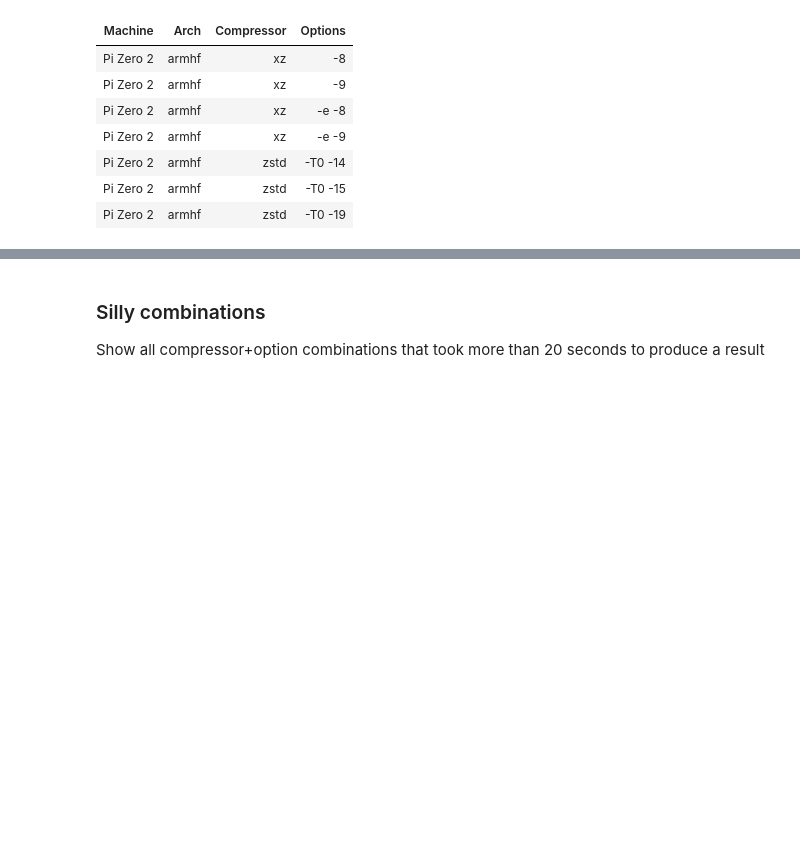
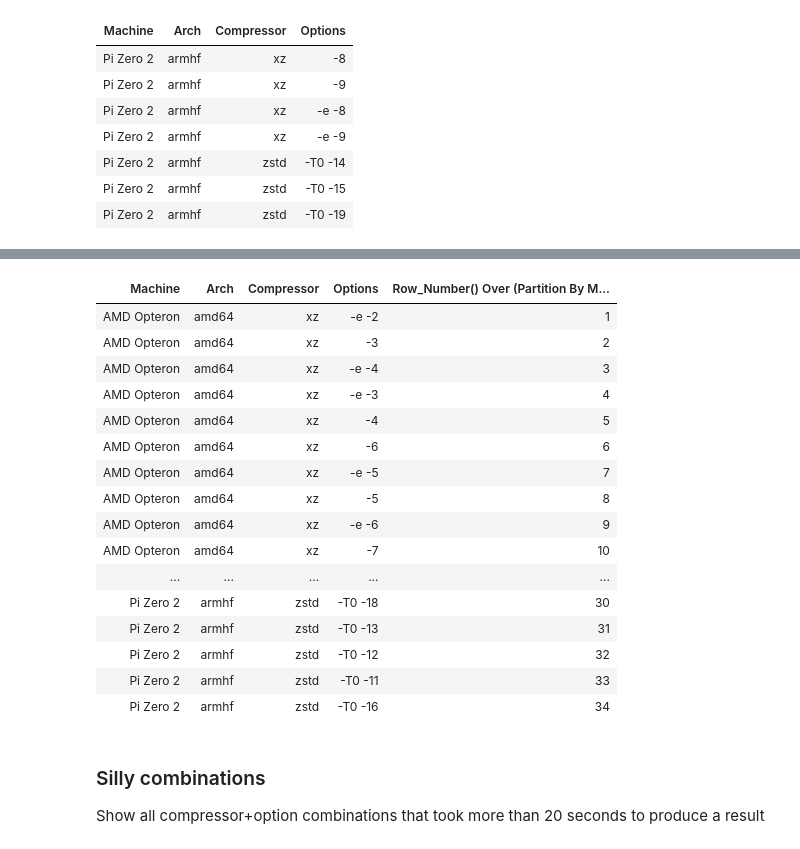
Before and after one commit to waveform80/compression, a Jupyter notebook: analysis.ipynb, the cells around one changed output, grey strips where cells are left out. Cells and saved outputs as stored; diff of their text form; code cells hidden in the pictures; blank space fills up the shorter version.

```diff
--- a/analysis.ipynb
+++ b/analysis.ipynb
@@ -50,5 +50,5 @@ from IPython.core.display import HTML
 # %%
-conn = sqlite3.connect('bikeshed.db')
+conn = sqlite3.connect('compression.db')
 # %%
 def show_query(sql):
     cur = conn.execute(sql)
@@ -108,3 +133,33 @@ WHERE succeeded = 0
+# %%
+HTML(show_query("""
+WITH t AS (
+    SELECT
+        machine, arch, compressor, options,
+        ROW_NUMBER() OVER (PARTITION BY machine, arch, compressor ORDER BY max_resident)
+    FROM results
+    WHERE succeeded = 1
+    AND max_resident > 20000
+)
+SELECT * FROM t
+"""))
+# %% [output]
+| Machine | Arch | Compressor | Options | Row_Number() Over (Partition By M... |
+| AMD Opteron | amd64 | xz | -e -2 | 1 |
+| AMD Opteron | amd64 | xz | -3 | 2 |
+| AMD Opteron | amd64 | xz | -e -4 | 3 |
+| AMD Opteron | amd64 | xz | -e -3 | 4 |
+| AMD Opteron | amd64 | xz | -4 | 5 |
+| AMD Opteron | amd64 | xz | -6 | 6 |
+| AMD Opteron | amd64 | xz | -e -5 | 7 |
+| AMD Opteron | amd64 | xz | -5 | 8 |
+| AMD Opteron | amd64 | xz | -e -6 | 9 |
+| AMD Opteron | amd64 | xz | -7 | 10 |
+| ... | ... | ... | ... | ... |
+| Pi Zero 2 | armhf | zstd | -T0 -18 | 30 |
+| Pi Zero 2 | armhf | zstd | -T0 -13 | 31 |
+| Pi Zero 2 | armhf | zstd | -T0 -12 | 32 |
+| Pi Zero 2 | armhf | zstd | -T0 -11 | 33 |
+| Pi Zero 2 | armhf | zstd | -T0 -16 | 34 |
 # %% [markdown]
 ### Silly combinations
 
```
Also changed, not shown: parts of 11 cells of this notebook, 1 other file.
